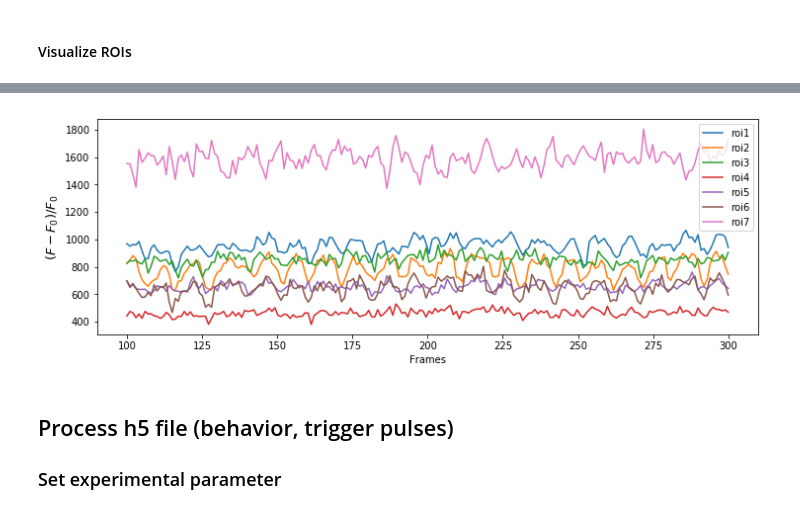
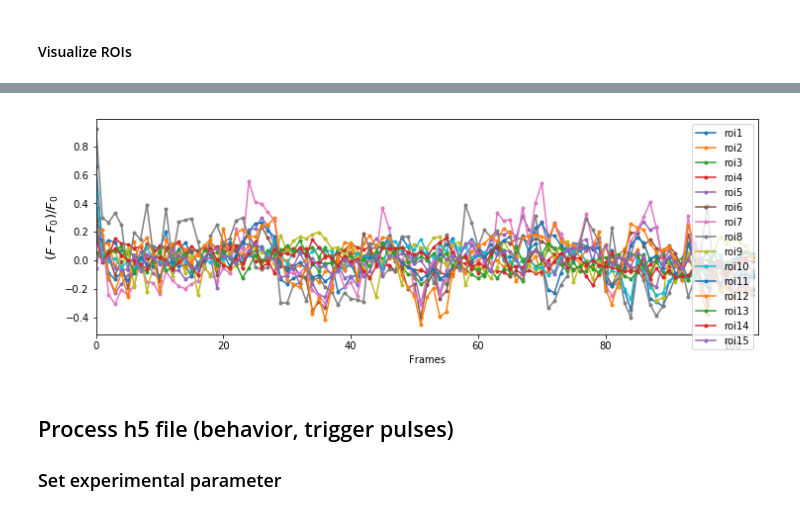
Before and after one commit to hjmh/beeImaging, a Jupyter notebook: AnalyzeBehaviorAndImaging.ipynb, the cells around one changed output, grey strips where cells are left out. Saved outputs shown, nothing was run; the diff lists cells and outputs as text; code cells hidden in the pictures.

```diff
--- a/AnalyzeBehaviorAndImaging.ipynb
+++ b/AnalyzeBehaviorAndImaging.ipynb
@@ -62,18 +62,23 @@ roifig = illustrateRois(roiData)
 # %%
 tracefig, ax = plt.subplots(1, 1, figsize=(12,4))
 
-ts = 100
-te = 300#roiData['numframes']
+ts = 0
+te = roiData['numframes']
 
 frameSlc = np.linspace(ts, te, te-ts)
 for r in np.arange(roiData['numRoi']):
-    ax.plot(frameSlc, roiData['roiTS'][ts:te,r])
+
+    bl = roiData['roiTS'][ts:te,r].mean(0)
+    ax.plot((roiData['roiTS'][ts:te,r]-bl)/bl, '.-')
+
     ax.set_xlabel('Frames')
+    ax.set_xlim(ts, te)
+
     ax.set_ylabel('$(F - F_0) / F_0$', fontsize=13)
 
-ax.legend(['roi'+str(r+1) for r in np.arange(roiData['numRoi'])]);
+ax.legend(['roi'+str(r+1) for r in np.arange(roiData['numRoi'])],loc=1);
 # %% [output]
-[figure, old version]
+[figure, new version]
 # %% [markdown]
 ## Process h5 file (behavior, trigger pulses)
 ### Set experimental parameter
```
Also changed, not shown: parts of 18 cells of this notebook.
